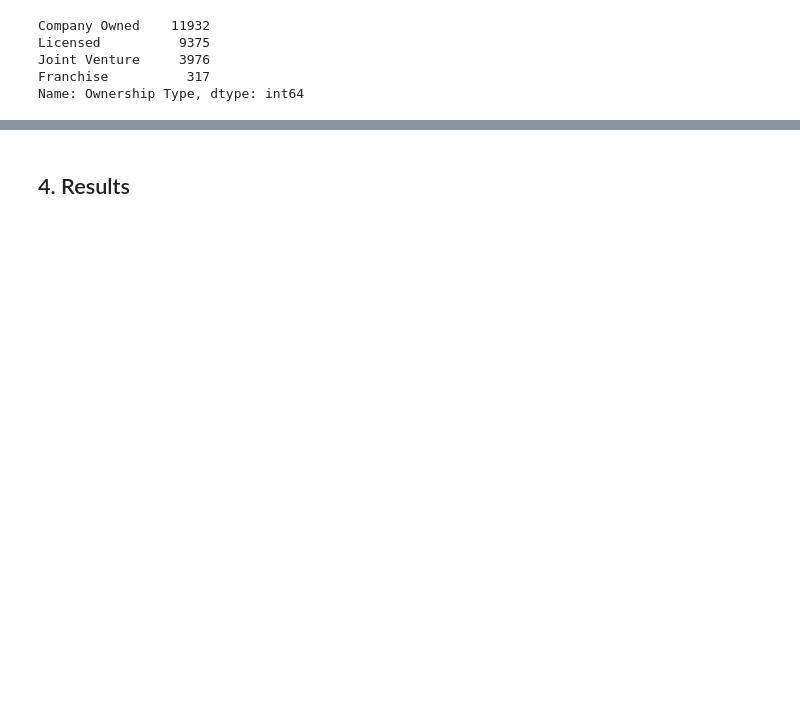
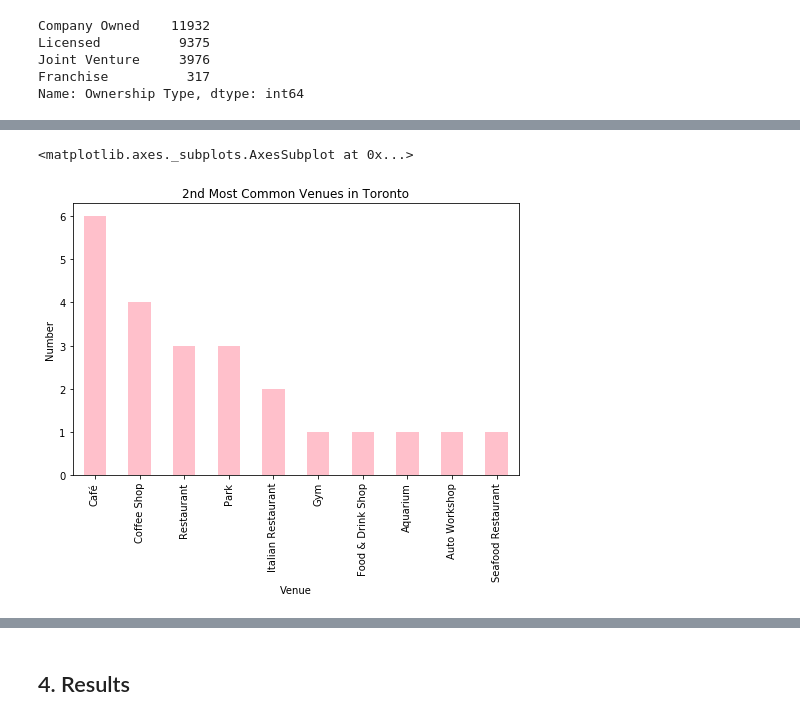
Before and after one commit to Kyungjin-Cho/Applied-Data-Science-Capstone, a Jupyter notebook: Capstone Project - The Battle of Neighborhoods.ipynb, the cells around one changed output, grey strips where cells are left out. Cells and saved outputs as stored; diff of their text form; code cells hidden in the pictures; blank space fills up the shorter version.

```diff
--- a/Capstone Project - The Battle of Neighborhoods.ipynb
+++ b/Capstone Project - The Battle of Neighborhoods.ipynb
@@ -173,0 +943,9 @@ plt.show()
+# %%
+# graph of top10 postcode
+fig = plt.figure(figsize=(8,5))
+ax = fig.add_subplot(111)
+ax.set(title = "2nd Most Common Venues in Toronto", xlabel = 'Venue', ylabel = 'Number')
+neighborhoods_venues_sorted['2nd Most Common Venue'].value_counts().head(10).plot(kind="bar", color = "pink")
+# %% [output]
+<matplotlib.axes._subplots.AxesSubplot at 0x...>
+[figure, added]
```
Also changed, not shown: parts of 95 cells of this notebook.
